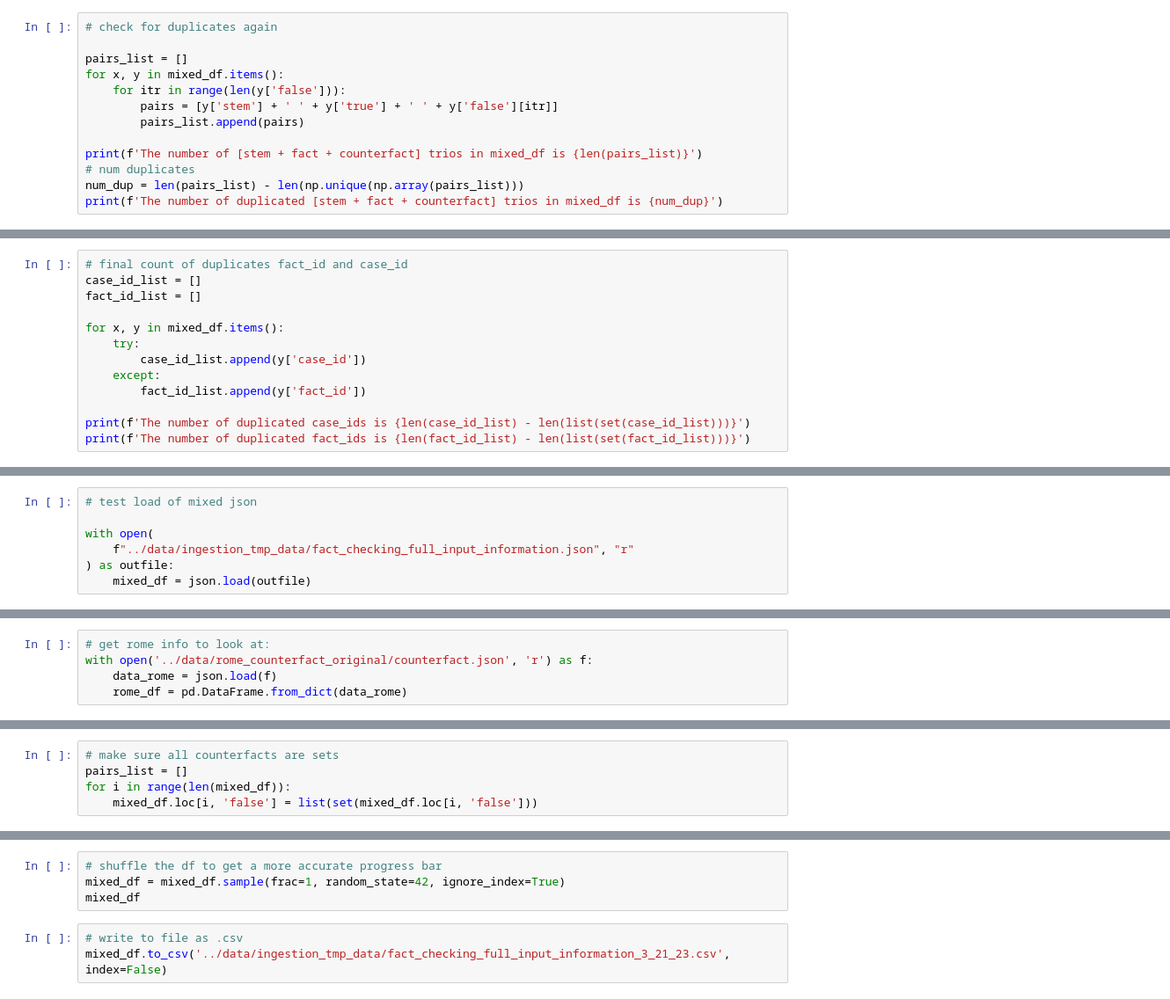
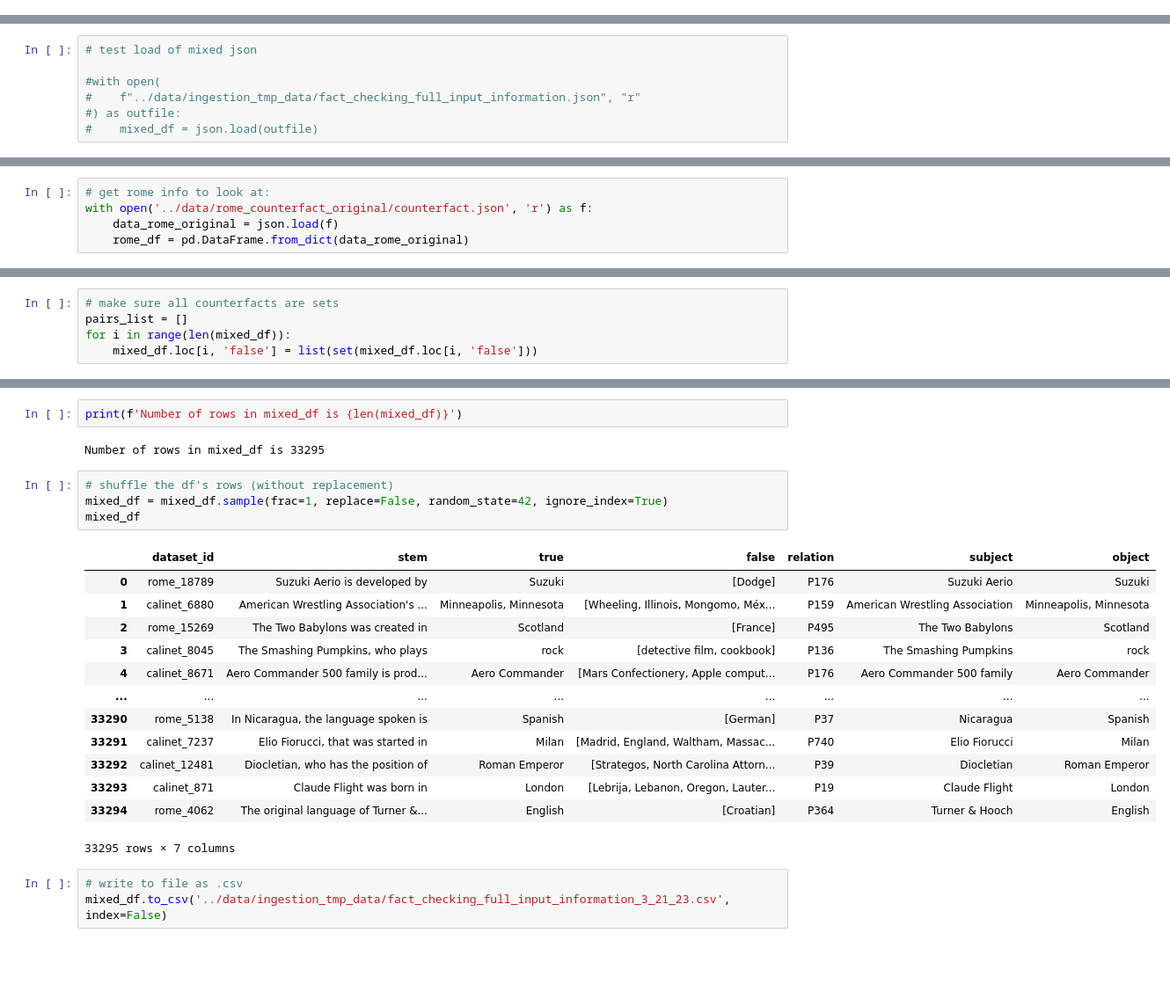
Before and after one commit to daniel-furman/polyglot-or-not, a Jupyter notebook: notebooks/fact_checking_dataset_caching.ipynb, the cells around one changed output, grey strips where cells are left out. Shown at 88% size. Saved outputs shown, nothing was run; the diff lists cells and outputs as text; blank space fills up the shorter version.

```diff
--- a/notebooks/fact_checking_dataset_caching.ipynb
+++ b/notebooks/fact_checking_dataset_caching.ipynb
@@ -291,13 +384,0 @@ del mixed_df['25020']
-# %%
-# check for duplicates again
-
-pairs_list = []
-for x, y in mixed_df.items():
-    for itr in range(len(y['false'])):
-        pairs = [y['stem'] + ' ' + y['true'] + ' ' + y['false'][itr]]
-        pairs_list.append(pairs)
-
-print(f'The number of [stem + fact + counterfact] trios in mixed_df is {len(pairs_list)}')
-# num duplicates
-num_dup = len(pairs_list) - len(np.unique(np.array(pairs_list)))
-print(f'The number of duplicated [stem + fact + counterfact] trios in mixed_df is {num_dup}')
@@ -375,16 +385,3 @@ print(f'The number of [stem + fact] pairs in mixed_df is {len(pairs_list)}')
-# %%
-# final count of duplicates fact_id and case_id
-case_id_list = []
-fact_id_list = []
-
-for x, y in mixed_df.items():
-    try:
-        case_id_list.append(y['case_id'])
-    except:
-        fact_id_list.append(y['fact_id'])
-
-print(f'The number of duplicated case_ids is {len(case_id_list) - len(list(set(case_id_list)))}')
-print(f'The number of duplicated fact_ids is {len(fact_id_list) - len(list(set(fact_id_list)))}')
 # %%
 # optionally write the mixed json to file
 
@@ -397,10 +394,10 @@ with open(
 # %%
 # test load of mixed json
 
-with open(
-    f"../data/ingestion_tmp_data/fact_checking_full_input_information.json", "r"
-) as outfile:
-    mixed_df = json.load(outfile)
+#with open(
+#    f"../data/ingestion_tmp_data/fact_checking_full_input_information.json", "r"
+#) as outfile:
+#    mixed_df = json.load(outfile)
 # %%
 pairs_list = []
 for x, y in mixed_df.items():
@@ -423,8 +423,8 @@ mixed_df = pd.DataFrame.from_dict(mixed_df).T
 # %%
 # get rome info to look at:
 with open('../data/rome_counterfact_original/counterfact.json', 'r') as f:
-    data_rome = json.load(f)
-    rome_df = pd.DataFrame.from_dict(data_rome)
+    data_rome_original = json.load(f)
+    rome_df = pd.DataFrame.from_dict(data_rome_original)
 # %%
 # 3/20 data frame cleanup
 rome_df.head()
@@ -714,7 +743,25 @@ print(f'The number of [stem + fact] pairs in mixed_df is {len(pairs_list)}')
+# %%
+print(f'Number of rows in mixed_df is {len(mixed_df)}')
+# %% [output]
+Number of rows in mixed_df is 33295
 # %%
-# shuffle the df to get a more accurate progress bar
-mixed_df = mixed_df.sample(frac=1, random_state=42, ignore_index=True)
+# shuffle the df's rows (without replacement)
+mixed_df = mixed_df.sample(frac=1, replace=False, random_state=42, ignore_index=True)
 mixed_df
+# %% [output]
+|  | dataset_id | stem | true | false | relation | subject | object |
+| 0 | rome_18789 | Suzuki Aerio is developed by | Suzuki | [Dodge] | P176 | Suzuki Aerio | Suzuki |
+| 1 | calinet_6880 | American Wrestling Association's ... | Minneapolis, Minnesota | [Wheeling, Illinois, Mongomo, Méx... | P159 | American Wrestling Association | Minneapolis, Minnesota |
+| 2 | rome_15269 | The Two Babylons was created in | Scotland | [France] | P495 | The Two Babylons | Scotland |
+| 3 | calinet_8045 | The Smashing Pumpkins, who plays | rock | [detective film, cookbook] | P136 | The Smashing Pumpkins | rock |
+| 4 | calinet_8671 | Aero Commander 500 family is prod... | Aero Commander | [Mars Confectionery, Apple comput... | P176 | Aero Commander 500 family | Aero Commander |
+| ... | ... | ... | ... | ... | ... | ... | ... |
+| 33290 | rome_5138 | In Nicaragua, the language spoken is | Spanish | [German] | P37 | Nicaragua | Spanish |
+| 33291 | calinet_7237 | Elio Fiorucci, that was started in | Milan | [Madrid, England, Waltham, Massac... | P740 | Elio Fiorucci | Milan |
+| 33292 | calinet_12481 | Diocletian, who has the position of | Roman Emperor | [Strategos, North Carolina Attorn... | P39 | Diocletian | Roman Emperor |
+| 33293 | calinet_871 | Claude Flight was born in | London | [Lebrija, Lebanon, Oregon, Lauter... | P19 | Claude Flight | London |
+| 33294 | rome_4062 | The original language of Turner &... | English | [Croatian] | P364 | Turner & Hooch | English |
+33295 rows × 7 columns
 # %%
 # write to file as .csv
 mixed_df.to_csv('../data/ingestion_tmp_data/fact_checking_full_input_information_3_21_23.csv', index=False)
```
Also changed, not shown: parts of 61 cells of this notebook, 5 other files.
